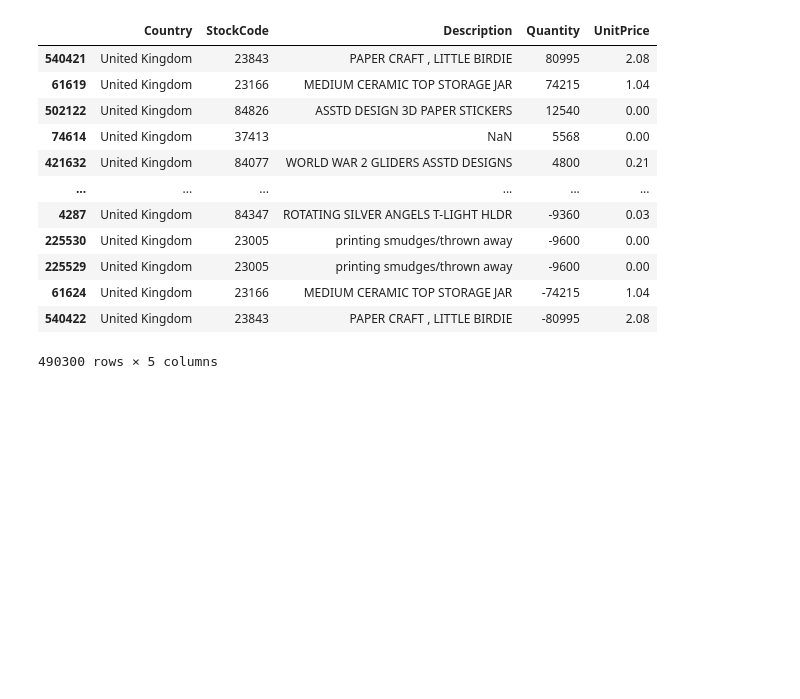
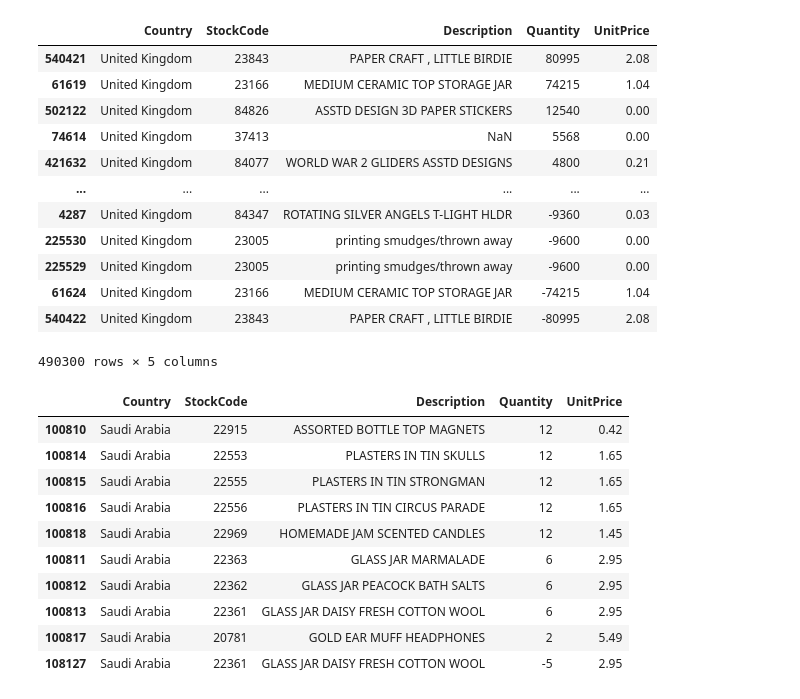
Before and after one commit to dekoma4u/Market_Analysis, a Jupyter notebook: forage.ipynb, the cells around one changed output. Cells and saved outputs as stored; diff of their text form; code cells hidden in the pictures; blank space fills up the shorter version.

Commit message:
unique countries tables added

```diff
--- a/forage.ipynb
+++ b/forage.ipynb
@@ -232,6 +232,24 @@ for nations in range(1,38):
     #sort_price = nat.sort_values(by="UnitPrice", ascending=False)
 #sort_Quant
 csv_output
+# %%
+for nations in range(1,38):
+    #print(nations)
+    nat = imp_col[(imp_col.Country == values_country[nations])]
+    sort_Quant = nat.sort_values(by="Quantity", ascending=False)
+sort_Quant
+# %% [output]
+|  | Country | StockCode | Description | Quantity | UnitPrice |
+| 100810 | Saudi Arabia | 22915 | ASSORTED BOTTLE TOP MAGNETS | 12 | 0.42 |
+| 100814 | Saudi Arabia | 22553 | PLASTERS IN TIN SKULLS | 12 | 1.65 |
+| 100815 | Saudi Arabia | 22555 | PLASTERS IN TIN STRONGMAN | 12 | 1.65 |
+| 100816 | Saudi Arabia | 22556 | PLASTERS IN TIN CIRCUS PARADE | 12 | 1.65 |
+| 100818 | Saudi Arabia | 22969 | HOMEMADE JAM SCENTED CANDLES | 12 | 1.45 |
+| 100811 | Saudi Arabia | 22363 | GLASS JAR MARMALADE | 6 | 2.95 |
+| 100812 | Saudi Arabia | 22362 | GLASS JAR PEACOCK BATH SALTS | 6 | 2.95 |
+| 100813 | Saudi Arabia | 22361 | GLASS JAR DAISY FRESH COTTON WOOL | 6 | 2.95 |
+| 100817 | Saudi Arabia | 20781 | GOLD EAR MUFF HEADPHONES | 2 | 5.49 |
+| 108127 | Saudi Arabia | 22361 | GLASS JAR DAISY FRESH COTTON WOOL | -5 | 2.95 |
 # %%
 count_country = imp_col.Country.value_counts()
 count_country
```
Also changed, not shown: parts of 2 cells of this notebook, 1 other file.
